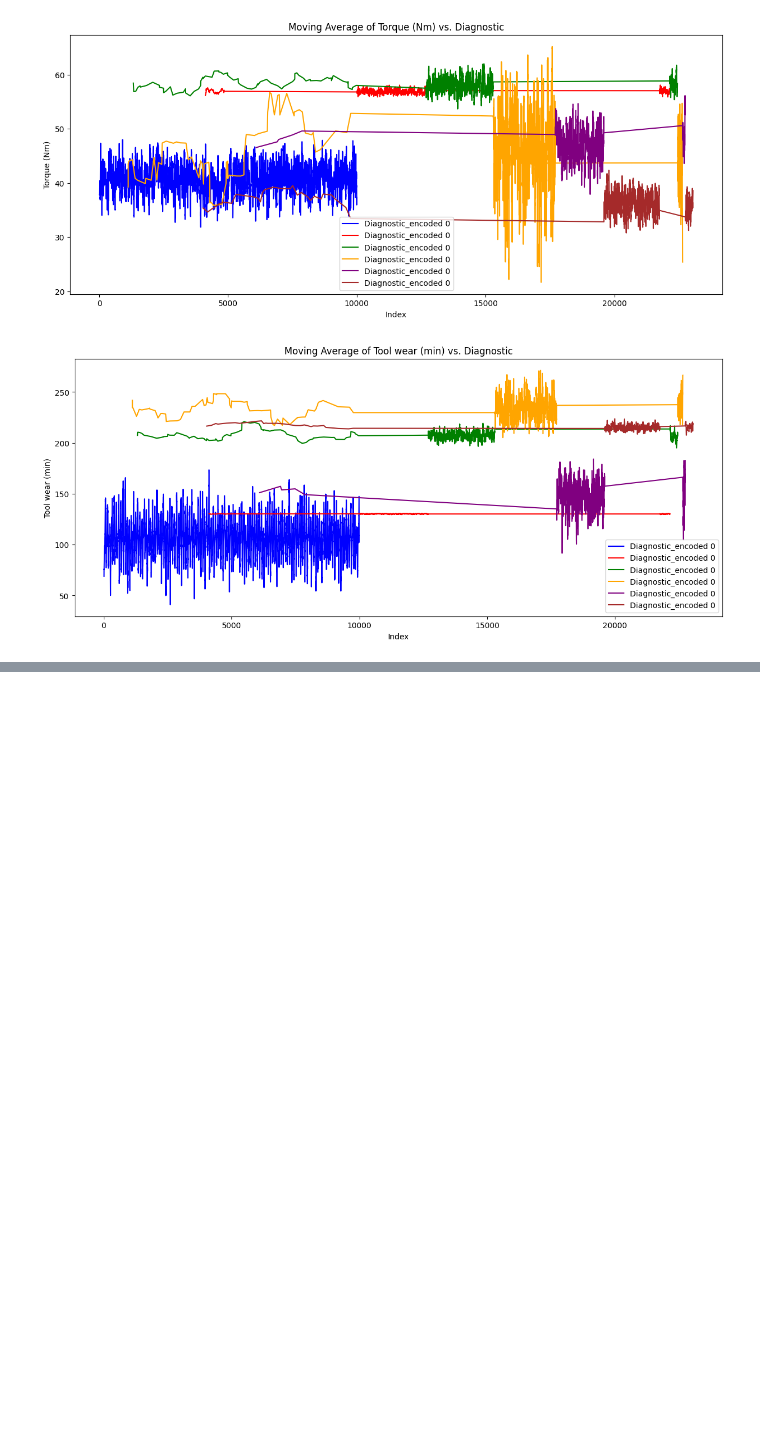
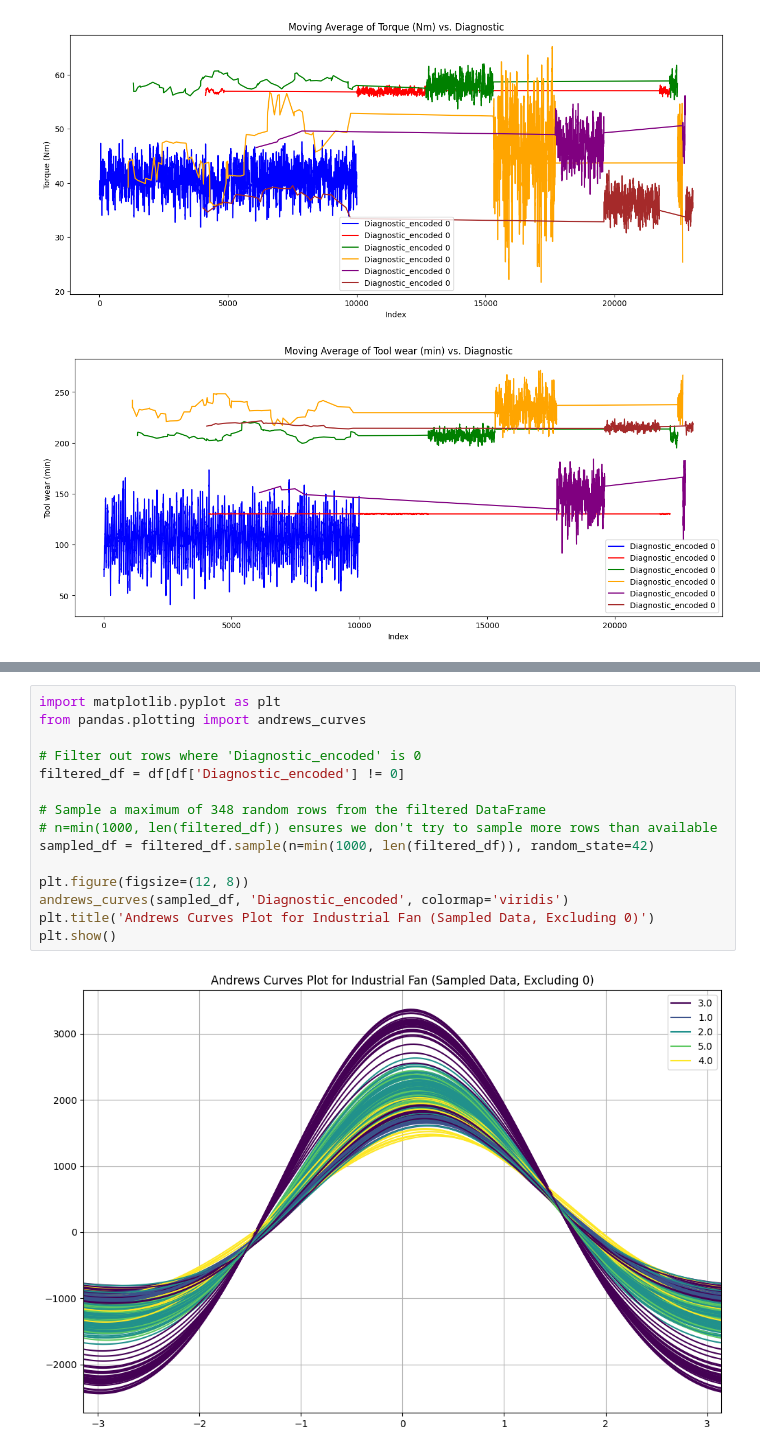
Before and after one commit to PriyanshuR23/Industrial_IOT_Predictive_Maintenance, a Jupyter notebook: Visualizations.ipynb, the cells around one changed output, grey strips where cells are left out. Saved outputs shown, nothing was run; the diff lists cells and outputs as text; blank space fills up the shorter version.

```diff
--- a/Visualizations.ipynb
+++ b/Visualizations.ipynb
@@ -297,0 +296,17 @@ plt.show()
+# %%
+import matplotlib.pyplot as plt
+from pandas.plotting import andrews_curves
+
+# Filter out rows where 'Diagnostic_encoded' is 0
+filtered_df = df[df['Diagnostic_encoded'] != 0]
+
+# Sample a maximum of 348 random rows from the filtered DataFrame
+# n=min(1000, len(filtered_df)) ensures we don't try to sample more rows than available
+sampled_df = filtered_df.sample(n=min(1000, len(filtered_df)), random_state=42)
+
+plt.figure(figsize=(12, 8))
+andrews_curves(sampled_df, 'Diagnostic_encoded', colormap='viridis')
+plt.title('Andrews Curves Plot for Industrial Fan (Sampled Data, Excluding 0)')
+plt.show()
+# %% [output]
+[figure, added]
```
Also changed, not shown: parts of 4 cells of this notebook.
